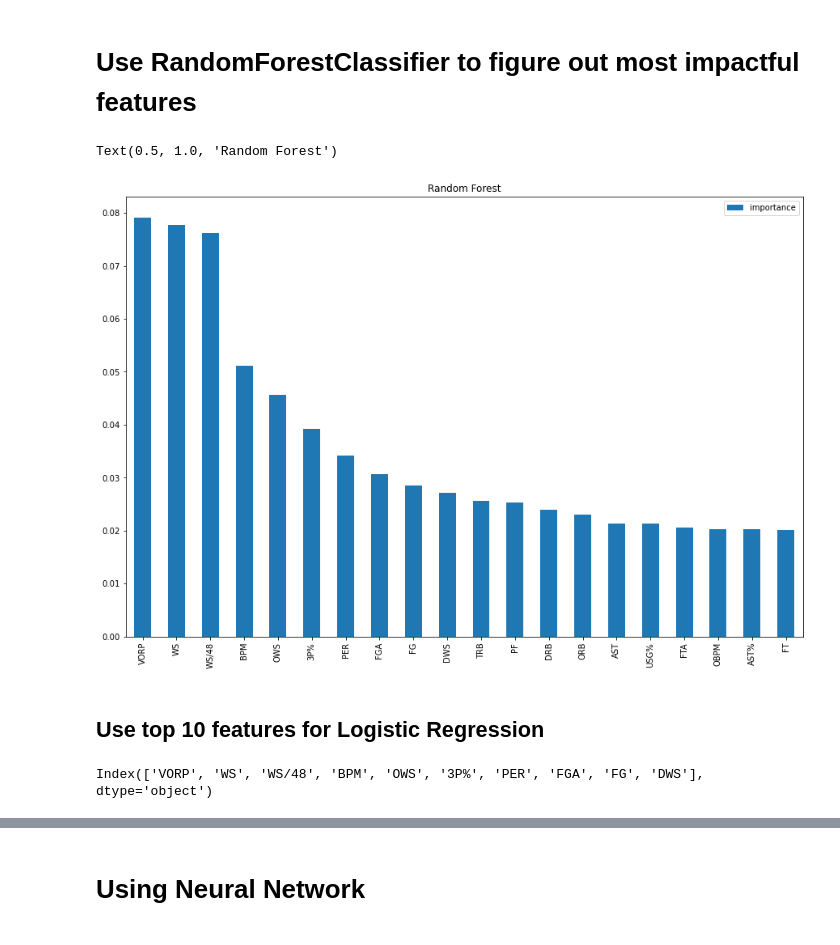
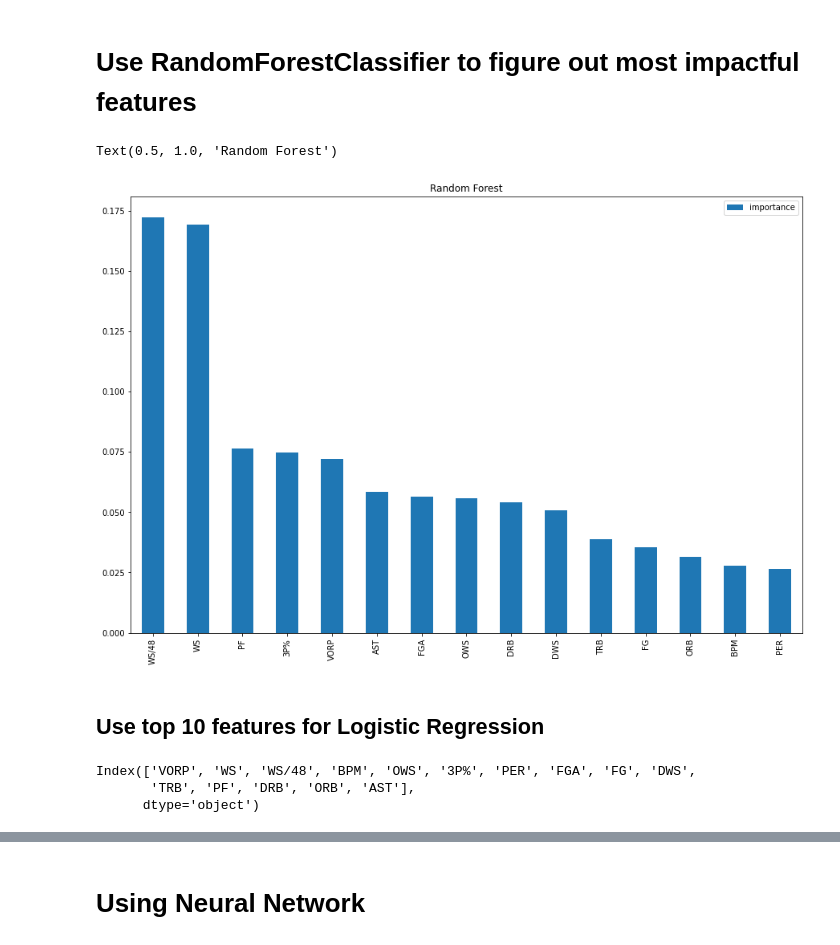
Before and after one commit to dcmar18/NBA-MVP, a Jupyter notebook: data_analysis_top.ipynb, the cells around one changed output, grey strips where cells are left out. Saved outputs shown, nothing was run; the diff lists cells and outputs as text; code cells hidden in the pictures.

```diff
--- a/data_analysis_top.ipynb
+++ b/data_analysis_top.ipynb
@@ -244,14 +244,14 @@ Text(69.0, 0.5, 'Truth')
 # %% [markdown]
 # Use RandomForestClassifier to figure out most impactful features
 # %%
-rf = RandomForestClassifier(max_features=10,random_state=1)
+rf = RandomForestClassifier(max_features=15,random_state=1)
 rf.fit(X,y)
 importance = pd.DataFrame(rf.feature_importances_,index=X.columns.tolist(),columns=['importance']).sort_values(by='importance',ascending=False)
 importance.head(20).plot(kind='bar',figsize = (15,10))
 plt.title("Random Forest")
 # %% [output]
 Text(0.5, 1.0, 'Random Forest')
-[figure, old version]
+[figure, new version]
 # %%
 important_features = importance.index
 # %% [markdown]
@@ -261,7 +261,9 @@ top_10_features = important_features[:10]
 # %%
-top_10_features
+top_15_features
 # %% [output]
-Index(['VORP', 'WS', 'WS/48', 'BPM', 'OWS', '3P%', 'PER', 'FGA', 'FG', 'DWS'], dtype='object')
+Index(['VORP', 'WS', 'WS/48', 'BPM', 'OWS', '3P%', 'PER', 'FGA', 'FG', 'DWS',
+       'TRB', 'PF', 'DRB', 'ORB', 'AST'],
+      dtype='object')
 # %%
 # Separate the y variable, the labels
 y = mvp_candidates_df["MVP"]
```
Also changed, not shown: parts of 16 cells of this notebook, 1 other file.
